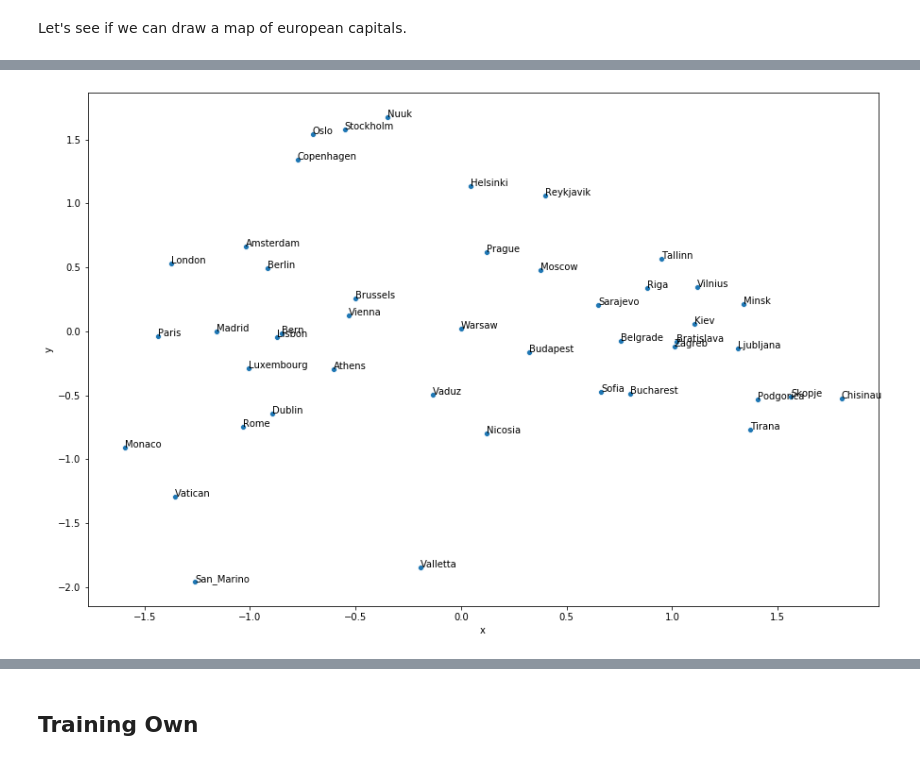
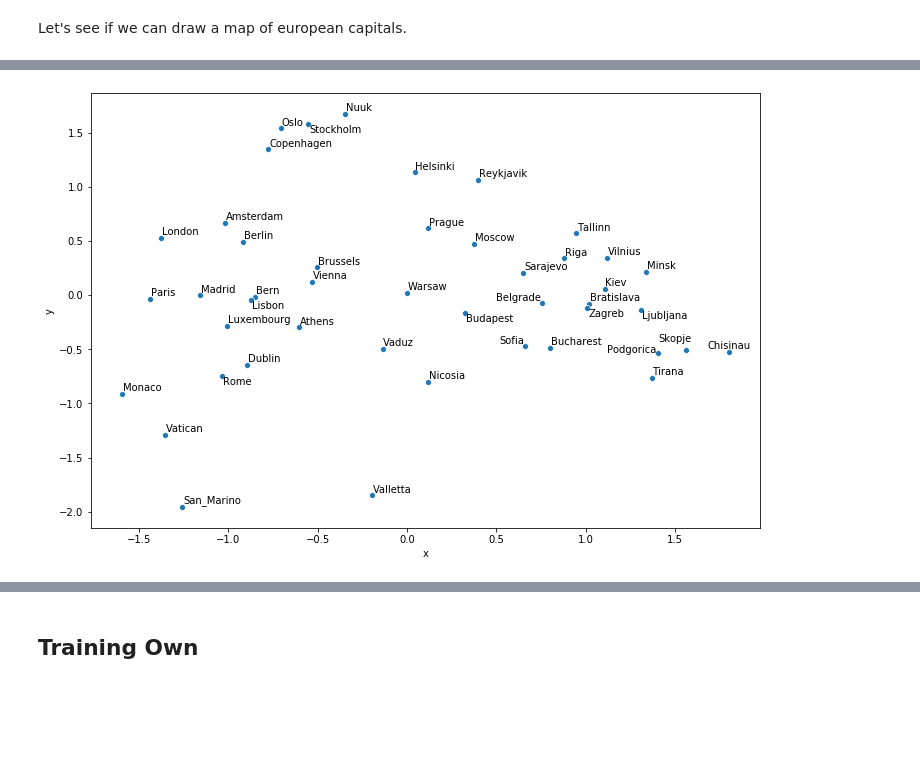
Before and after one commit to MatePocs/lovecraft, a Jupyter notebook: nn_nlp_analysis.ipynb, the cells around one changed output, grey strips where cells are left out. Cells and saved outputs as stored; diff of their text form; code cells hidden in the pictures; blank space fills up the shorter version.

```diff
--- a/nn_nlp_analysis.ipynb
+++ b/nn_nlp_analysis.ipynb
@@ -254,6 +210,0 @@ capital_plus_coordinates = pd.DataFrame(capital_plus_coordinates)
-# %%
-coordinates_2d = pca.fit_transform(capital_plus_coordinates.iloc[:,1:300])
-
-coordinates_2d = pd.DataFrame(coordinates_2d, columns=["x", "y"])
-# %%
-coordinates_2d['city'] = capital_plus_coordinates.iloc[:,0]
@@ -271,4 +210,0 @@ for line in range(0,coordinates_2d.shape[0]):
-# %%
-# lets flip its vertical axis
-
-coordinates_2d['y'] = coordinates_2d['y'] * (-1)
@@ -314,8 +219,10 @@ def plot_2d_representation_of_words(
     label_label = "city"):
     """
     does a principal component analysis on word vectors,
-    plots them on a 2d plot
+    plots them on a 2d chart
     """
+
+    pca = PCA(n_components = 2)
 
     word_plus_coordinates=[]
 
@@ -336,26 +243,31 @@ def plot_2d_representation_of_words(
     coordinates_2d[label_label] = word_plus_coordinates.iloc[:,0]
 
     if flip_x_axis:
-        coordinates_2d[label_x_axis] = coordinates_2d[label_x_axis] * (-1)
+        coordinates_2d[label_x_axis] = \
+        coordinates_2d[label_x_axis] * (-1)
 
     if flip_y_axis:
-        coordinates_2d[label_y_axis] = coordinates_2d[label_y_axis] * (-1)
+        coordinates_2d[label_y_axis] = \
+        coordinates_2d[label_y_axis] * (-1)
 
-    plt.figure(figsize = (15,10))
+    plt.figure(figsize = (12,8))
 
     p1=sns.scatterplot(
         data=coordinates_2d, x=label_x_axis, y=label_y_axis)
 
-    # add annotations one by one with a loop
-    for line in range(0,coordinates_2d.shape[0]):
-         p1.text(
-             coordinates_2d[label_x_axis][line],
-             coordinates_2d[label_y_axis][line],
-             coordinates_2d[label_label][line])
+    x = coordinates_2d[label_x_axis]
+    y = coordinates_2d[label_y_axis]
+    label = coordinates_2d[label_label]
+
+    texts = [plt.text(x[i], y[i], label[i]) for i in range(len(x))]
+
+    adjustText.adjust_text(texts)
+
+    plt.savefig("map.png")
 # %%
 plot_2d_representation_of_words(
-    word_list = capitals_2,
+    word_list = capitals,
     word_vectors = word_vectors,
     flip_y_axis = True)
 # %% [output]
-[figure, old version]
+[figure, new version]
```
Also changed, not shown: parts of 16 cells of this notebook.
